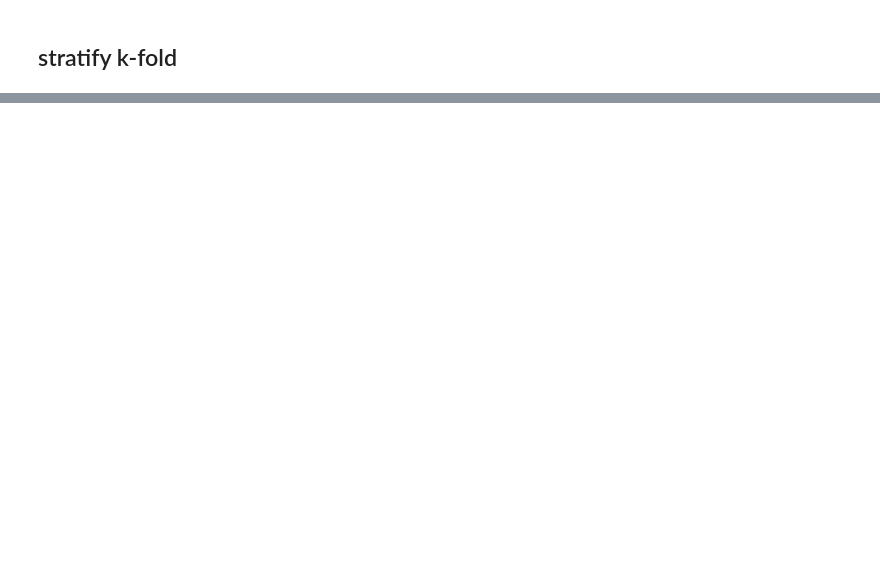
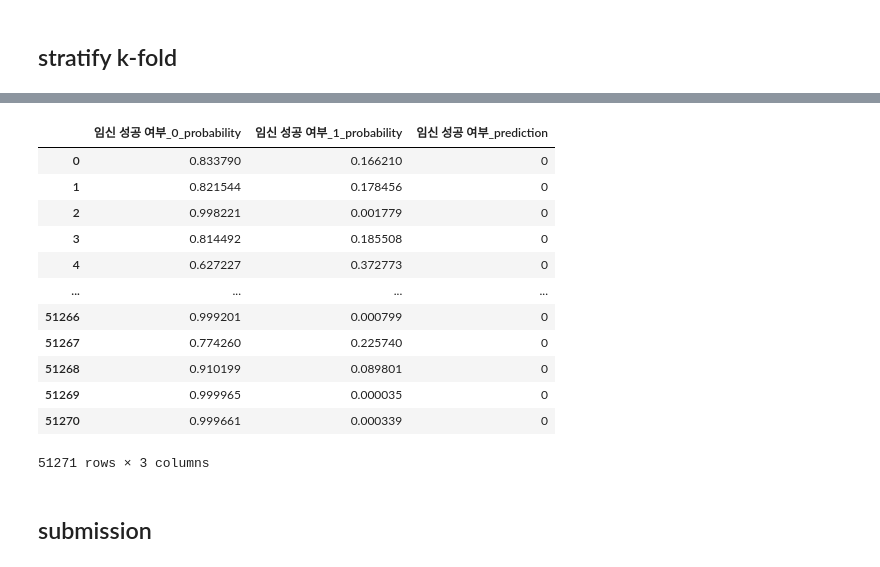
Before and after one commit to EunHak0501/LG_Aimers_6th, a Jupyter notebook: Eunho/pytorch_stacking/pytorch_stacking.ipynb, the cells around one changed output, grey strips where cells are left out. Cells and saved outputs as stored; diff of their text form; code cells hidden in the pictures; blank space fills up the shorter version.

```diff
--- a/Eunho/pytorch_stacking/pytorch_stacking.ipynb
+++ b/Eunho/pytorch_stacking/pytorch_stacking.ipynb
@@ -57,9 +57,6 @@ train, test = preprocessing.all_process(train, test)
 print(train.shape, test.shape)
 # %% [output]
 (205080, 66) (51271, 65)
-# %%
-# train, val split
-train, val = train_test_split(train, test_size=0.2, random_state=333)
 # %%
 cat_cols = [col for col in train.columns if pd.api.types.is_categorical_dtype(train[col])]
 numeric_cols = [col for col in train.columns if col not in cat_cols and col != '임신 성공 여부']
@@ -175,14 +172,25 @@ seed = 333
 skf = StratifiedKFold(n_splits=5, shuffle=True, random_state=seed)
 
 roc_metrics = []
-preds = []
+test_preds = []
 
-# StratifiedKFold로 데이터 분할 (train의 타겟 컬럼 기준)
+# 학습/평가 데이터 로드
+train = pd.read_csv(train_path).drop(columns=['ID'])
+test = pd.read_csv(test_path).drop(columns=['ID'])
+
+# StratifiedKFold
 for fold, (train_idx, val_idx) in enumerate(skf.split(train, train["임신 성공 여부"])):
 
     # 현재 fold의 train/validation 데이터 분할
-    train_fold = train.iloc[train_idx]
-    val_fold = train.iloc[val_idx]
+    train_fold = train.iloc[train_idx].copy().reset_index(drop=True)
+    val_fold = train.iloc[val_idx].copy().reset_index(drop=True)
+
+    train2_fold = train_fold.copy()
+    test_fold = test.copy()
+
+    # preprocessing
+    train_fold, val_fold = preprocessing.all_process(train_fold, val_fold)
+    train2_fold, test_fold = preprocessing.all_process(train2_fold, test_fold)
 
     # 첫 fold일 때 datamodule과 모델 초기화, 이후 fold에서는 copy로 재사용
     if fold == 0:
@@ -197,16 +205,22 @@ for fold, (train_idx, val_idx) in enumerate(skf.split(train, train["임신 성
     # 검증 데이터에 대해 예측 수행
     pred_df = stacking_model.predict(val_fold)
 
+    # 테스트 데이터에 대해 예측 수행 및 저장
+    pred_test = stacking_model.predict(test_fold)
+    test_preds.append(pred_test)
+
     # ROC AUC 계산
     fold_roc = _roc_auc_scoer(val_fold["임신 성공 여부"], pred_df)
     roc_metrics.append(fold_roc)
-    preds.append(pred_df)
 
     print(f"Fold {fold+1} ROC AUC: {fold_roc:.8f}")
 
     # 다음 fold를 위해 모델 가중치 초기화
     stacking_model.model.reset_weights()
 
+# 최종 예측 확률
+final_test_preds = np.mean(test_preds, axis=0)
+
 # 전체 Fold의 평균 ROC AUC 출력
 average_roc_auc = np.mean(roc_metrics)
 print(f"Average ROC AUC over {skf.n_splits} folds: {average_roc_auc:.8f}")
@@ -214,0 +257,18 @@ Average ROC AUC over 5 folds: 0.73376260
+# %%
+pred_test
+# %% [output]
+|  | 임신 성공 여부_0_probability | 임신 성공 여부_1_probability | 임신 성공 여부_prediction |
+| 0 | 0.833790 | 0.166210 | 0 |
+| 1 | 0.821544 | 0.178456 | 0 |
+| 2 | 0.998221 | 0.001779 | 0 |
+| 3 | 0.814492 | 0.185508 | 0 |
+| 4 | 0.627227 | 0.372773 | 0 |
+| ... | ... | ... | ... |
+| 51266 | 0.999201 | 0.000799 | 0 |
+| 51267 | 0.774260 | 0.225740 | 0 |
+| 51268 | 0.910199 | 0.089801 | 0 |
+| 51269 | 0.999965 | 0.000035 | 0 |
+| 51270 | 0.999661 | 0.000339 | 0 |
+51271 rows × 3 columns
+# %% [markdown]
+## submission
```
Also changed, not shown: parts of 6 cells of this notebook, 17 other files.
